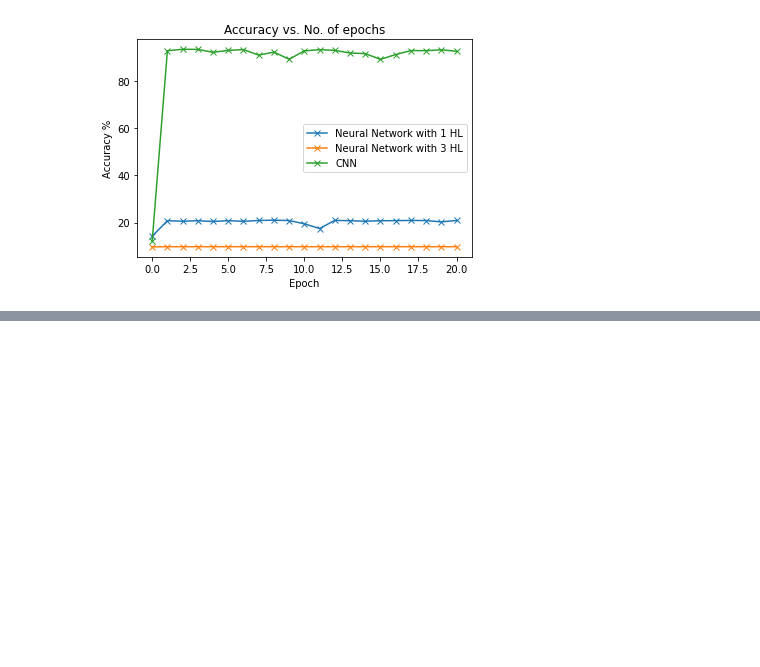
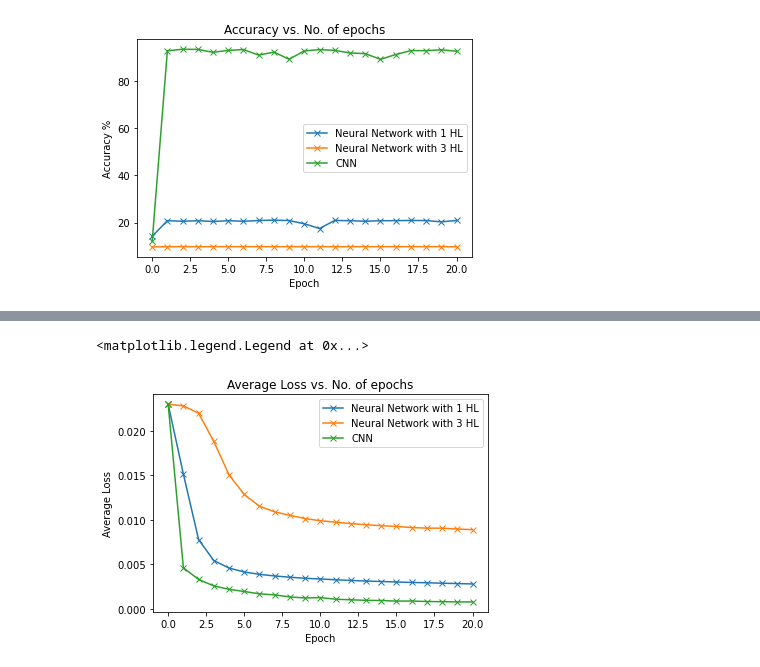
Before and after one commit to Jeff-98/COC102-B828500-CW, a Jupyter notebook: COC102-CW-Final.ipynb, the cells around one changed output, grey strips where cells are left out. Saved outputs shown, nothing was run; the diff lists cells and outputs as text; code cells hidden in the pictures; blank space fills up the shorter version.

```diff
--- a/COC102-CW-Final.ipynb
+++ b/COC102-CW-Final.ipynb
@@ -1207,0 +1521,11 @@ plt.legend()
+# %%
+#trying to train the fully connected model with 1 hidden layer with 50 epochs using Adam as optimizer
+model_39 = torch.load('FC_1HL.pth')
+model_39.acclist.append(validate(val_loader, model_39))
+start = time.perf_counter()
+result_39 = fit(20, model_39, train_loader, val_loader, loss_fn, 0.01)
+end = time.perf_counter()
+print(f"Training completed in {end - start:0.2f} seconds")
+
+test_loader = DataLoader(test_dataset, batch_size=100)
+result = validate(test_loader, model_39)
@@ -1207,0 +1550,11 @@ plt.legend()
+# %%
+#trying to train the fully connected model with 1 hidden layer with 50 epochs using Adam as optimizer
+model_40 = torch.load('FC_3HL.pth')
+model_40.acclist.append(validate(val_loader, model_40))
+start = time.perf_counter()
+result_40 = fit(20, model_40, train_loader, val_loader, loss_fn, 0.01)
+end = time.perf_counter()
+print(f"Training completed in {end - start:0.2f} seconds")
+
+test_loader = DataLoader(test_dataset, batch_size=100)
+result = validate(test_loader, model_40)
@@ -1207,0 +1579,11 @@ plt.legend()
+# %%
+#trying to train the fully connected model with 1 hidden layer with 50 epochs using Adam as optimizer
+model_41 = torch.load('CNN.pth')
+model_41.acclist.append(validate(val_loader, model_41))
+start = time.perf_counter()
+result_41 = fit(20, model_41, train_loader, val_loader, loss_fn, 0.01)
+end = time.perf_counter()
+print(f"Training completed in {end - start:0.2f} seconds")
+
+test_loader = DataLoader(test_dataset, batch_size=100)
+result = validate(test_loader, model_41)
@@ -1207,0 +1608,11 @@ plt.legend()
+# %%
+plt.plot(model_39.acclist, '-x', label='Neural Network with 1 HL')
+plt.plot(model_40.acclist, '-x', label='Neural Network with 3 HL')
+plt.plot(model_41.acclist, '-x', label='CNN')
+plt.xlabel('Epoch')
+plt.ylabel('Average Loss')
+plt.title('Average Loss vs. No. of epochs');
+plt.legend()
+# %% [output]
+<matplotlib.legend.Legend at 0x...>
+[figure, added]
```
Also changed, not shown: parts of 43 cells of this notebook, 5 other files.
